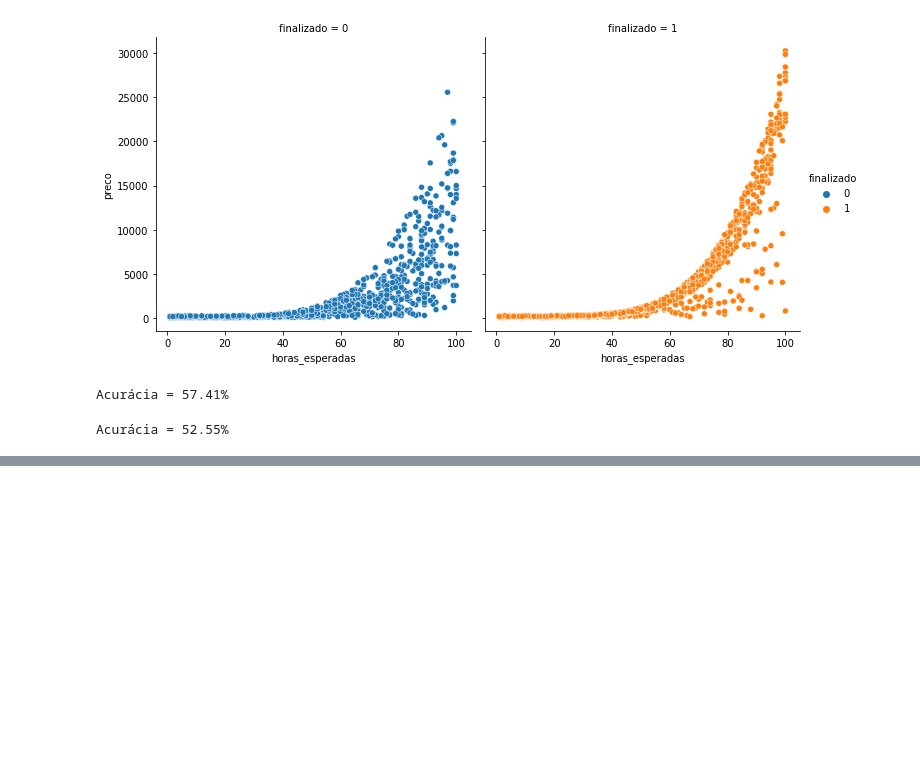
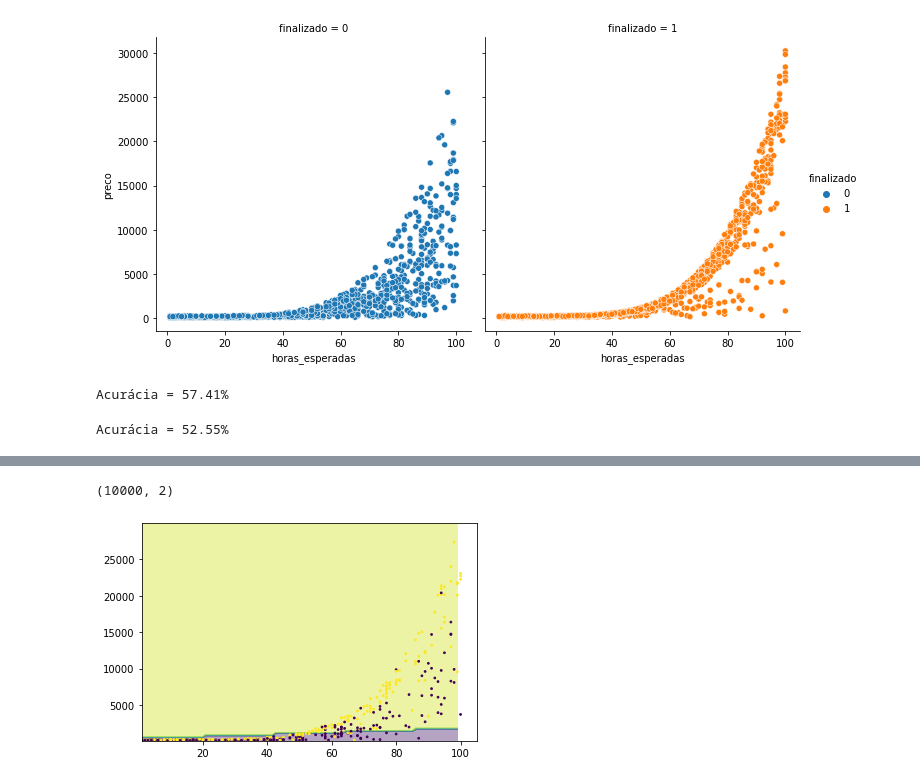
Before and after one commit to dev-alexmc/machinelearning, a Jupyter notebook: cursos/alura/ml01/modulo03/alura_ml01_modulo03_ex01.ipynb, the cells around one changed output, grey strips where cells are left out. Drawn from its saved outputs; the diff is of its cells as text; code cells hidden in the pictures; blank space fills up the shorter version.

Commit message:
Com código para imprimir a região de decisão.

```diff
--- a/cursos/alura/ml01/modulo03/alura_ml01_modulo03_ex01.ipynb
+++ b/cursos/alura/ml01/modulo03/alura_ml01_modulo03_ex01.ipynb
@@ -115,0 +128,30 @@ Acurácia = 52.55%
+# %%
+# montando estrutura para pintar região de decisão no gráfico
+pixels = 100
+eixo_x = np.arange(x_min, x_max, (x_max - x_min) / pixels)
+eixo_y = np.arange(y_min, y_max, (y_max - y_min) / pixels)
+# %%
+xx, yy = np.meshgrid(eixo_x, eixo_y)
+pontos = np.c_[xx.ravel(), yy.ravel()]
+# %%
+df_pontos = pd.DataFrame(pontos)
+df_pontos.columns = ['horas_esperadas', 'preco']
+# %%
+df_pontos.shape
+# %% [output]
+(10000, 2)
+# %%
+regiao = modelo.predict(df_pontos)
+regiao = regiao.reshape(pixels ,pixels) # grid de pixels x pixels para exibir
+                                        # no gráfico
+# %%
+import matplotlib.pyplot as plt
+# previsão para todos os pontos do grid, para pintar uma fronteira de decisão
+plt.contourf(xx, yy, regiao, alpha=0.4)
+# previsão dos dados de teste
+plt.scatter(x=teste_X.horas_esperadas,
+            y=teste_X.preco,
+            c=teste_y.finalizado,
+            s=3);
+# %% [output]
+[figure, added]
```
Also changed, not shown: parts of 3 cells of this notebook.
